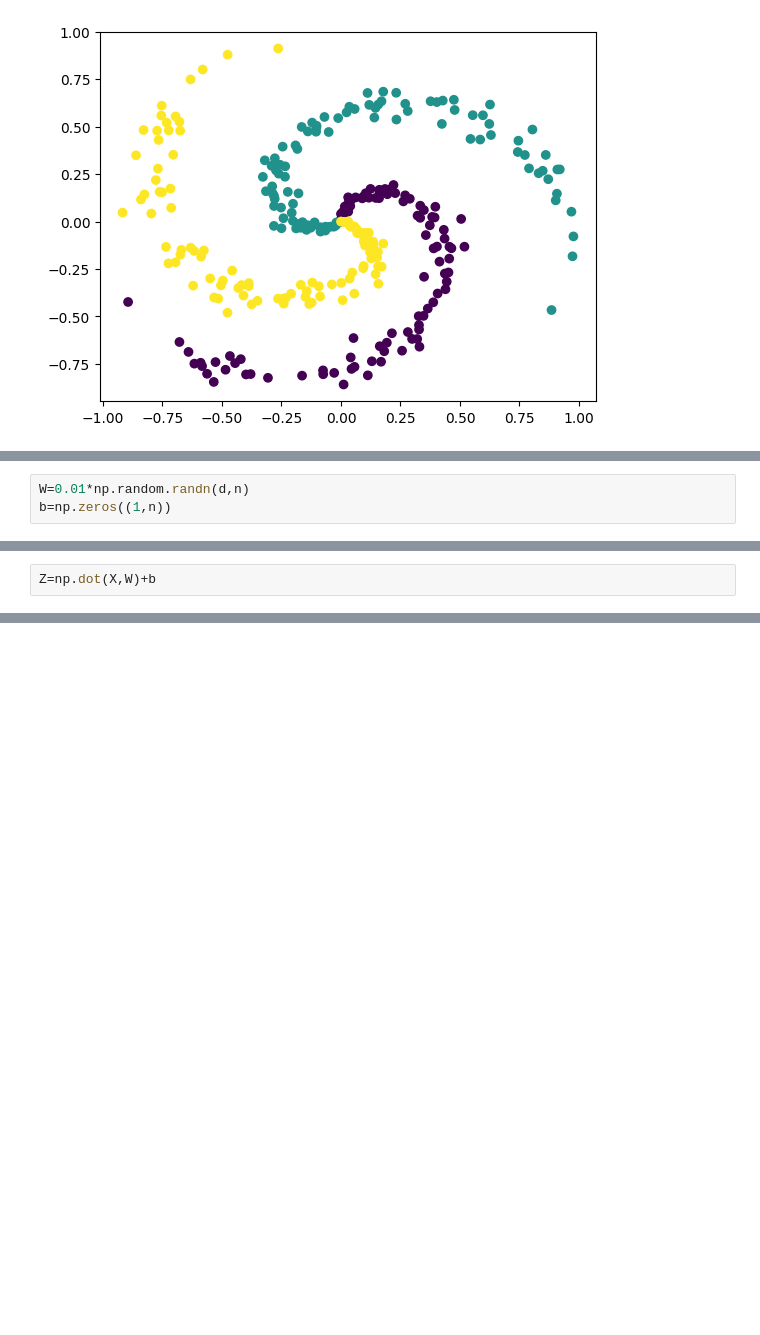
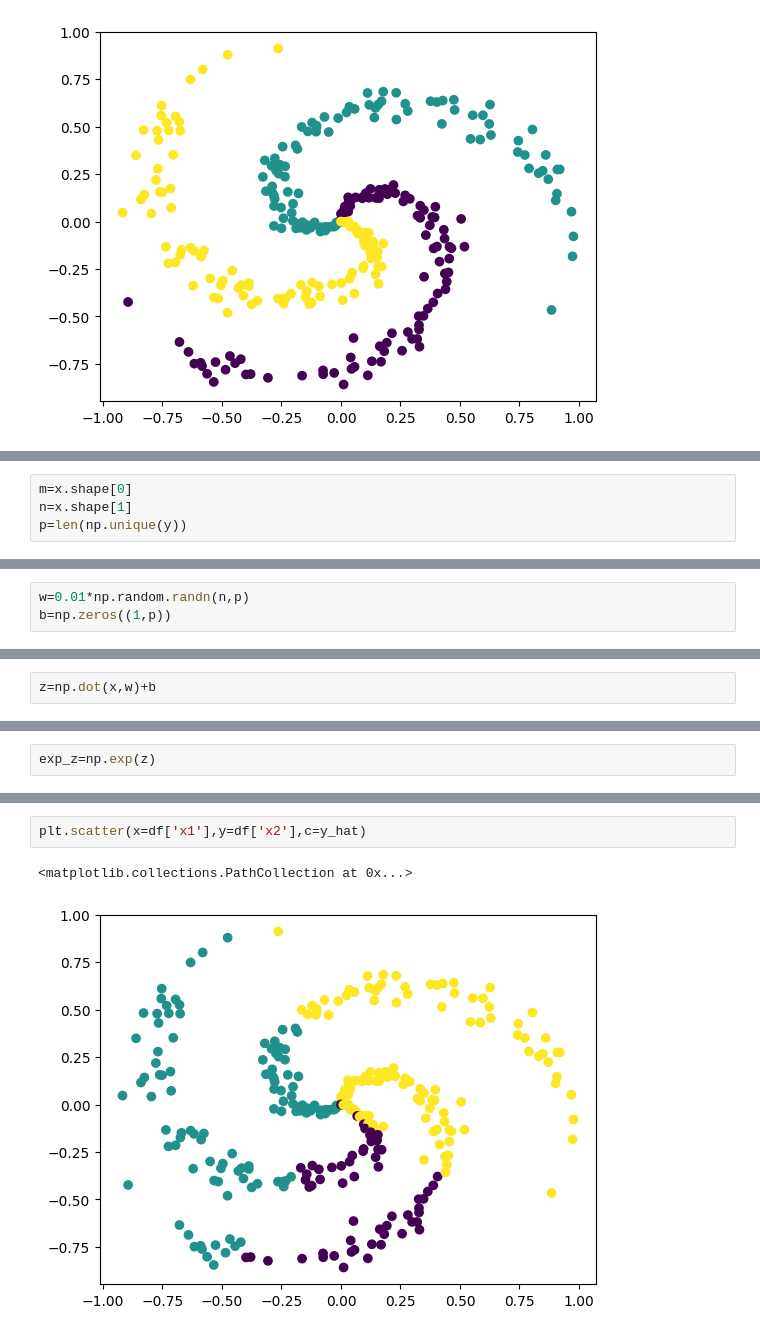
Before and after one commit to Jayaprakash1710/Module-20-Neural-Networks, a Jupyter notebook: Lec_2_Forward_and_Backward_Propagation.ipynb, the cells around one changed output, grey strips where cells are left out. Saved outputs shown, nothing was run; the diff lists cells and outputs as text; blank space fills up the shorter version.

```diff
--- a/Lec_2_Forward_and_Backward_Propagation.ipynb
+++ b/Lec_2_Forward_and_Backward_Propagation.ipynb
@@ -75,0 +36,4 @@ print(m,d,n)
+# %%
+m=x.shape[0]
+n=x.shape[1]
+p=len(np.unique(y))
@@ -76,3 +46,3 @@ print(m,d,n)
 # %%
-W=0.01*np.random.randn(d,n)
-b=np.zeros((1,n))
+w=0.01*np.random.randn(n,p)
+b=np.zeros((1,p))
@@ -81,3 +57,3 @@ b=np.zeros((1,n))
 # %%
-Z=np.dot(X,W)+b
+z=np.dot(x,w)+b
 # %%
@@ -89 +65,3 @@ Z.shape
+# %%
+exp_z=np.exp(z)
 # %%
@@ -133,0 +94,5 @@ print(y_hat)
+# %%
+plt.scatter(x=df['x1'],y=df['x2'],c=y_hat)
+# %% [output]
+<matplotlib.collections.PathCollection at 0x...>
+[figure, added]
```
Also changed, not shown: parts of 29 cells of this notebook.
